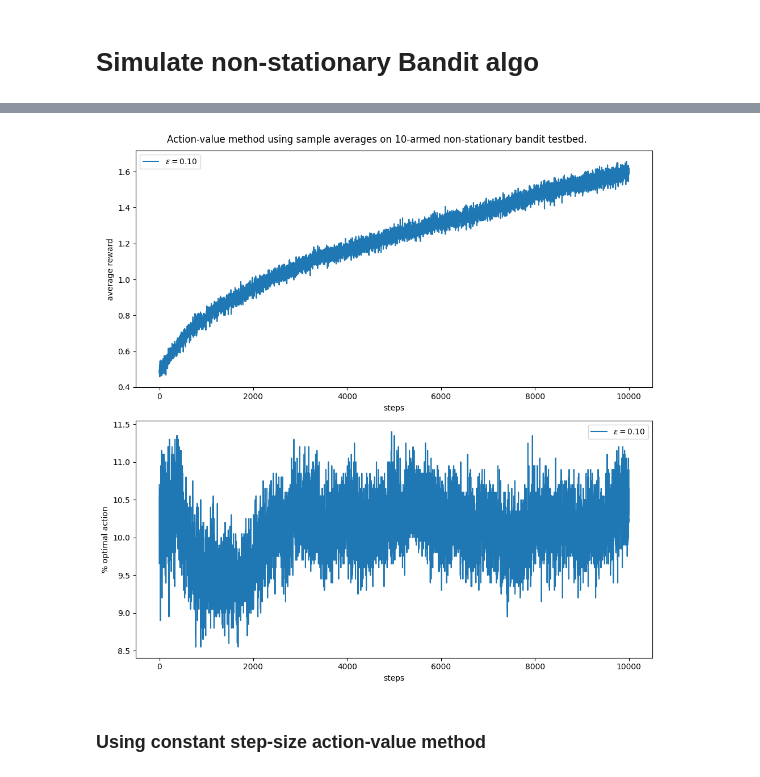
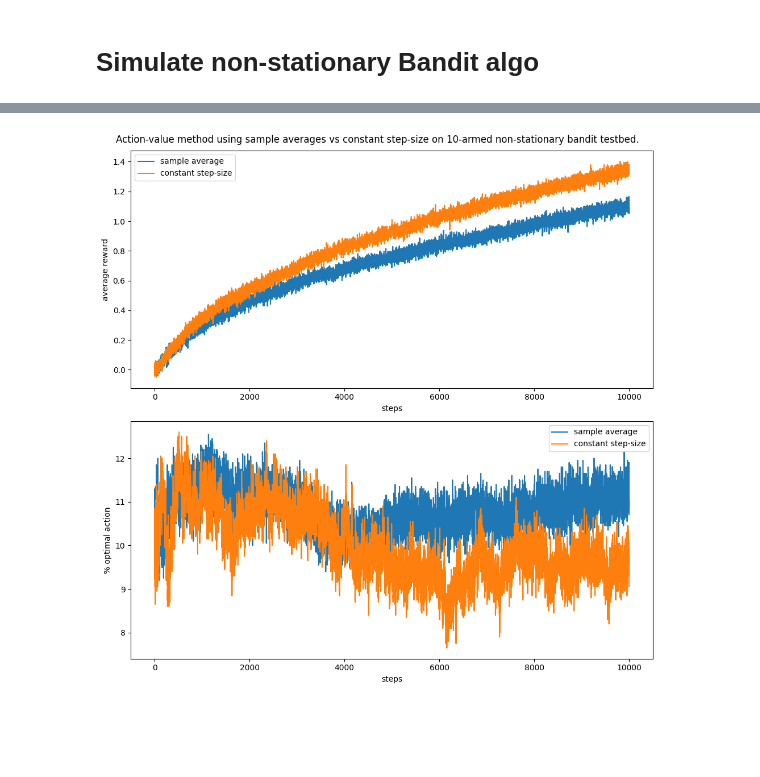
Before and after one commit to alex-ortan/RL_sutton_barto, a Jupyter notebook: ch2/k-armed_bandit_simulation.ipynb, the cells around one changed output, grey strips where cells are left out. Cells and saved outputs as stored; diff of their text form; code cells hidden in the pictures; blank space fills up the shorter version.

Commit message:
rerun notebook with refactored code and plot non-stationary methods on the same graph

```diff
--- a/ch2/k-armed_bandit_simulation.ipynb
+++ b/ch2/k-armed_bandit_simulation.ipynb
@@ -157,0 +125,11 @@ array([0.85653814, 0.10938826, 0.20688314, 1.53155156, 1.8800295 ,
+# %%
+# Bandit parameters
+k = 10                         # number of arms in the bandit
+q_true_mean = 0.0
+q_true_var = 0.0
+drift_var = 0.01
+
+# Agent and test parameters
+T = 10000                       # number of timesteps played
+epsilon = 0.1
+R = 2000                       # number of runs to play in the simulation
@@ -158,18 +157,9 @@ array([0.85653814, 0.10938826, 0.20688314, 1.53155156, 1.8800295 ,
 # %%
 %%time
 
-# Run 3000 runs for three different values of epsilon
+average_rewards_sa, percent_optimal_actions_sa = simulate(R, epsilon, T, k, q_true_mean = q_true_mean, q_true_var = q_true_var, drift_var = drift_var, estimator = "SampleAverage")
+average_rewards_cs, percent_optimal_actions_cs = simulate(R, epsilon, T, k, q_true_mean = q_true_mean, q_true_var = q_true_var, drift_var = drift_var, estimator = "ConstantStepSize", step_size = 0.1)
 
-k = 10                         # number of arms in the bandit
-T = 10000                      # number of timesteps played
-epsilons = [0.1]
-R = 2000                       # number of runs to play in the simulation
-
-average_rewards = np.empty((len(epsilons), T))
-percent_optimal_actions = np.empty((len(epsilons), T))
-
-for i, epsilon in enumerate(epsilons):
-    average_rewards[i], percent_optimal_actions[i] = simulate(R, epsilon, T, k, q_true_mean = 0.5, q_true_var = 0, drift_var = 0.01)
-
-print("Average reward: ", np.mean(average_rewards, axis=1))
+print("Average reward for sample average: ", np.mean(average_rewards_sa))
+print("Average reward for constant step size: ", np.mean(average_rewards_cs))
 # %% [output]
@@ -179,25 +170,23 @@ Wall time: 10min 57s
 # %%
 plt.figure(figsize=(10, 10))
-plt.suptitle(f"Action-value method using sample averages on {k}-armed non-stationary bandit testbed.")
+plt.suptitle(f"Action-value method using sample averages vs constant step-size on {k}-armed non-stationary bandit testbed.")
 
 plt.subplot(2, 1, 1)
-for i, epsilon in enumerate(epsilons):
-    plt.plot(average_rewards[i], label='$\\epsilon = %.02f$' % (epsilon))
+plt.plot(average_rewards_sa, label="sample average")
+plt.plot(average_rewards_cs, label="constant step-size")
 plt.xlabel('steps')
 plt.ylabel('average reward')
 plt.legend()
 
 plt.subplot(2, 1, 2)
-for i, epsilon in enumerate(epsilons):
-    plt.plot(percent_optimal_actions[i], label='$\\epsilon = %.02f$' % (epsilon))
+plt.plot(percent_optimal_actions_sa, label="sample average")
+plt.plot(percent_optimal_actions_cs, label="constant step-size")
 plt.xlabel('steps')
 plt.ylabel('% optimal action')
 plt.legend()
 
 plt.tight_layout()
 
 plt.savefig('../images/figure_2_2_ns.png')
 # %% [output]
-[figure, old version]
+[figure, new version]
-# %% [markdown]
-### Using constant step-size action-value method
```
Also changed, not shown: parts of 18 cells of this notebook, 2 other files.
